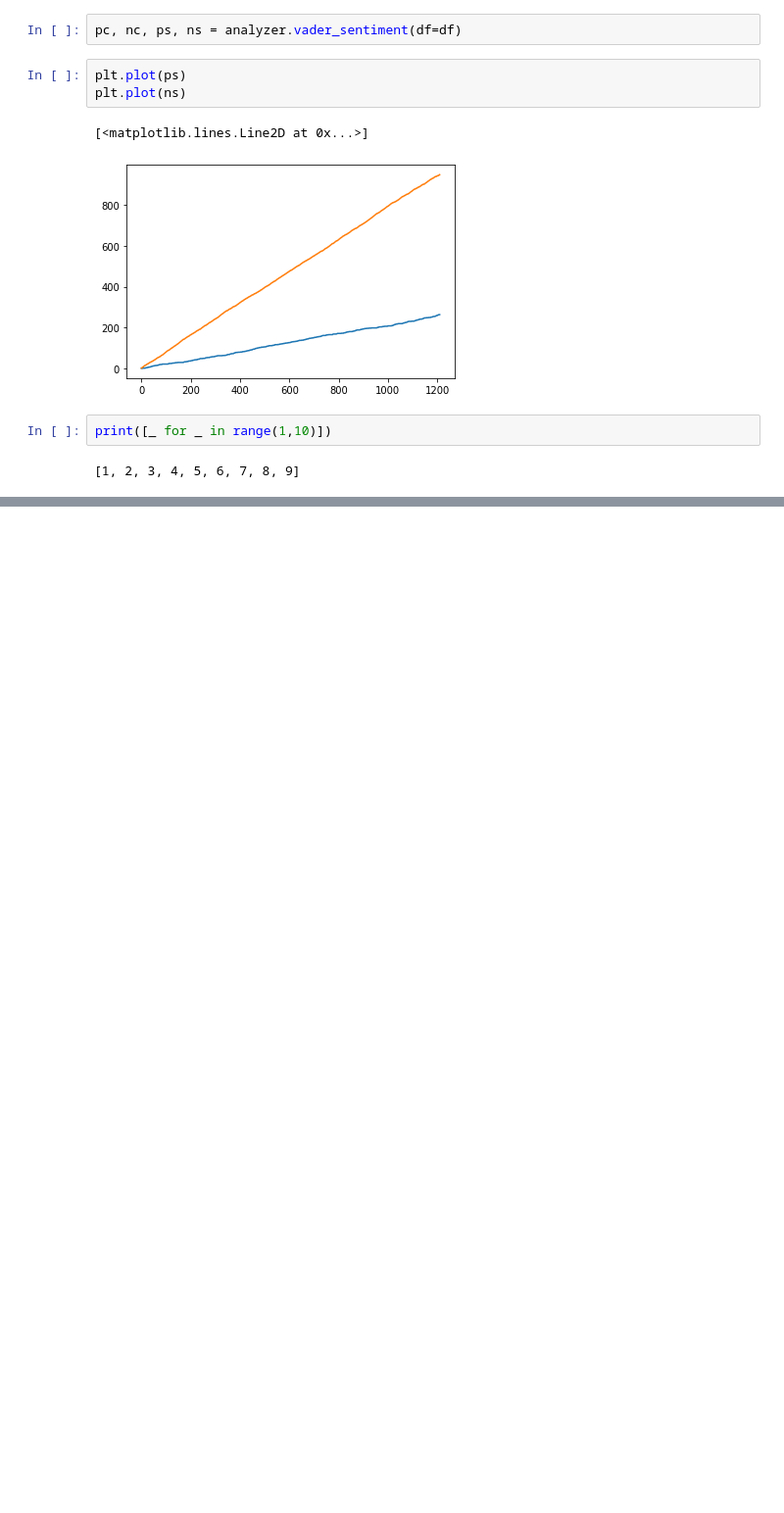
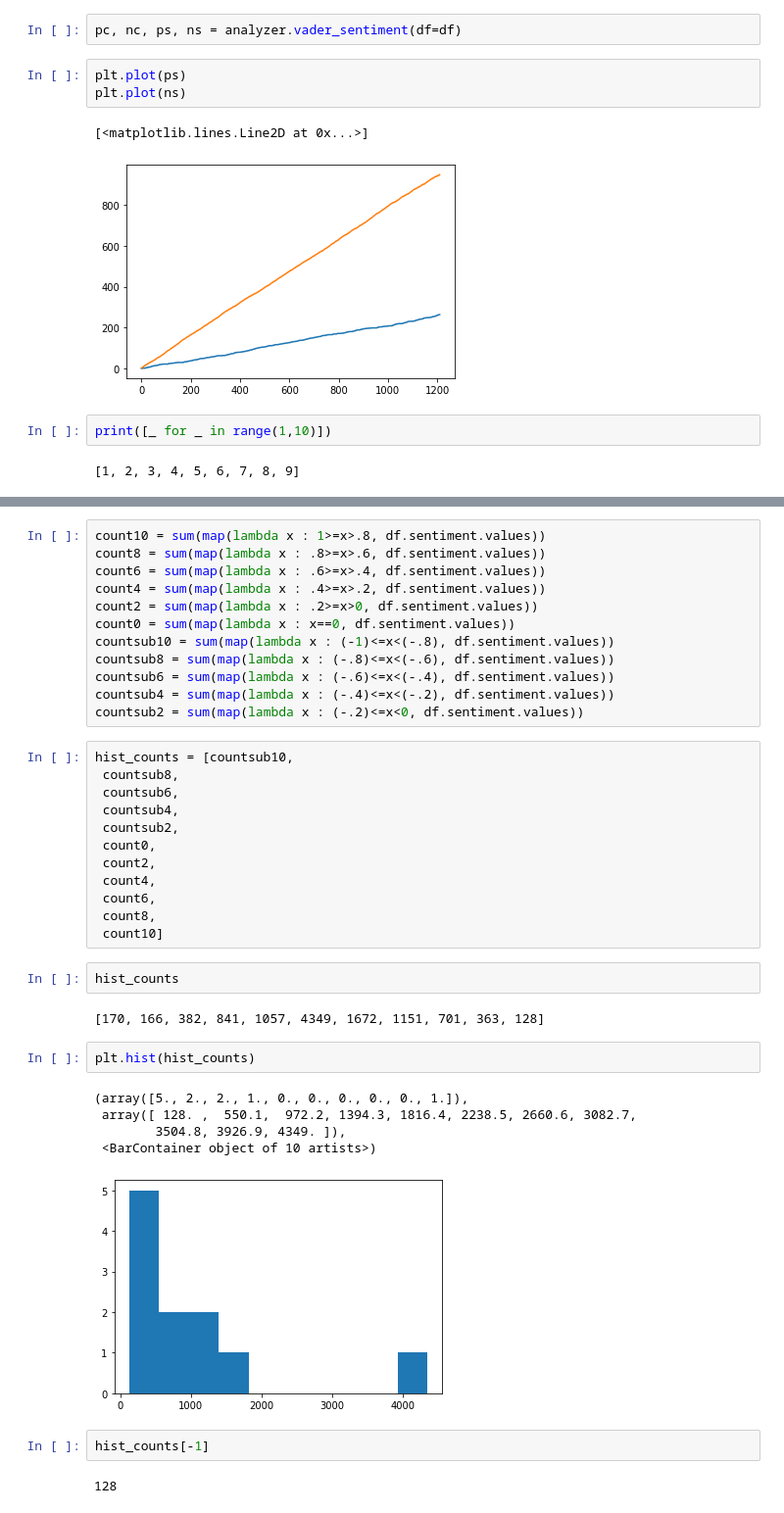
Before and after one commit to SinAustin/Twitter-Feeler, a Jupyter notebook: twittersentiment/datascience/dataframe and sentiment analysis.ipynb, the cells around one changed output, grey strips where cells are left out. Shown at 98% size. Cells and saved outputs as stored; diff of their text form; blank space fills up the shorter version.

```diff
--- a/twittersentiment/datascience/dataframe and sentiment analysis.ipynb
+++ b/twittersentiment/datascience/dataframe and sentiment analysis.ipynb
@@ -213,0 +427,40 @@ print([_ for _ in range(1,10)])
+# %%
+count10 = sum(map(lambda x : 1>=x>.8, df.sentiment.values))
+count8 = sum(map(lambda x : .8>=x>.6, df.sentiment.values))
+count6 = sum(map(lambda x : .6>=x>.4, df.sentiment.values))
+count4 = sum(map(lambda x : .4>=x>.2, df.sentiment.values))
+count2 = sum(map(lambda x : .2>=x>0, df.sentiment.values))
+count0 = sum(map(lambda x : x==0, df.sentiment.values))
+countsub10 = sum(map(lambda x : (-1)<=x<(-.8), df.sentiment.values))
+countsub8 = sum(map(lambda x : (-.8)<=x<(-.6), df.sentiment.values))
+countsub6 = sum(map(lambda x : (-.6)<=x<(-.4), df.sentiment.values))
+countsub4 = sum(map(lambda x : (-.4)<=x<(-.2), df.sentiment.values))
+countsub2 = sum(map(lambda x : (-.2)<=x<0, df.sentiment.values))
+# %%
+hist_counts = [countsub10,
+ countsub8,
+ countsub6,
+ countsub4,
+ countsub2,
+ count0,
+ count2,
+ count4,
+ count6,
+ count8,
+ count10]
+# %%
+hist_counts
+# %% [output]
+[170, 166, 382, 841, 1057, 4349, 1672, 1151, 701, 363, 128]
+# %%
+plt.hist(hist_counts)
+# %% [output]
+(array([5., 2., 2., 1., 0., 0., 0., 0., 0., 1.]),
+ array([ 128. ,  550.1,  972.2, 1394.3, 1816.4, 2238.5, 2660.6, 3082.7,
+        3504.8, 3926.9, 4349. ]),
+ <BarContainer object of 10 artists>)
+[figure, added]
+# %%
+hist_counts[-1]
+# %% [output]
+128
```
Also changed, not shown: parts of 33 cells of this notebook, 6 other files.
